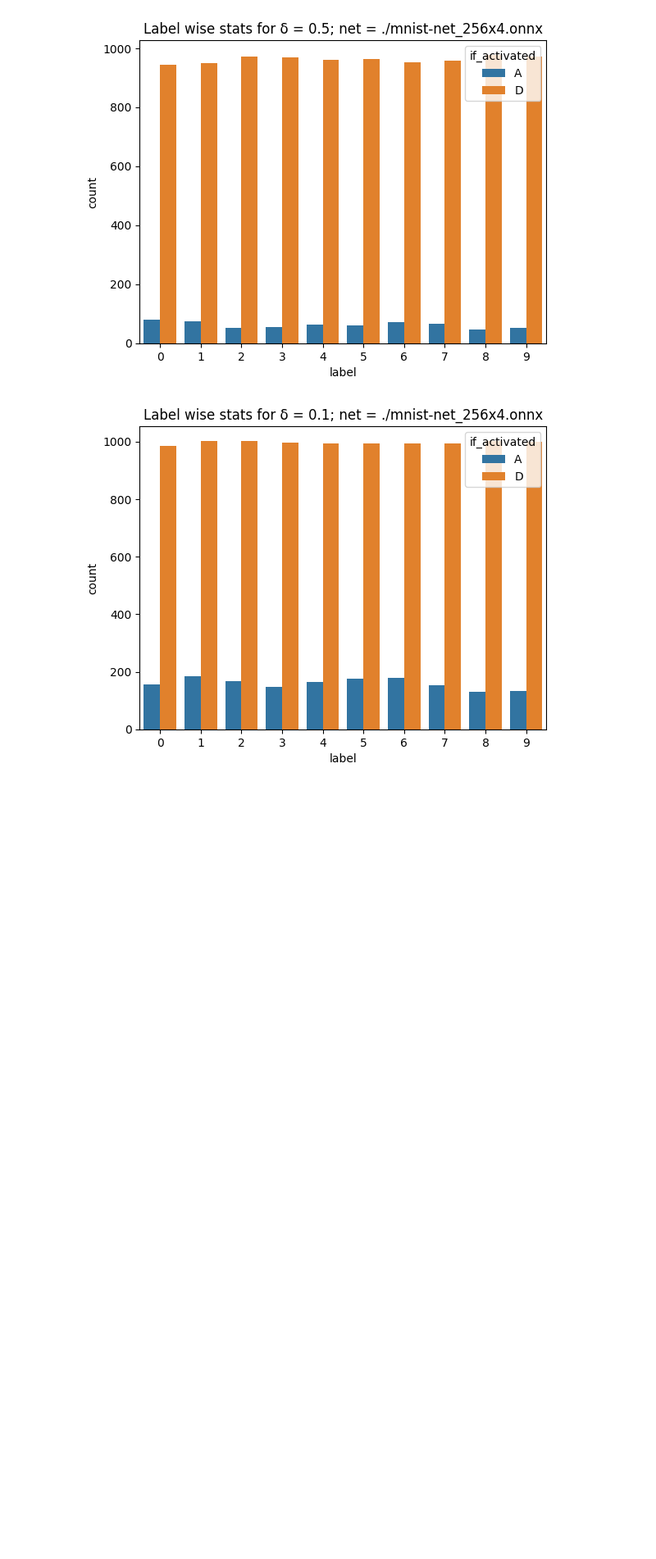
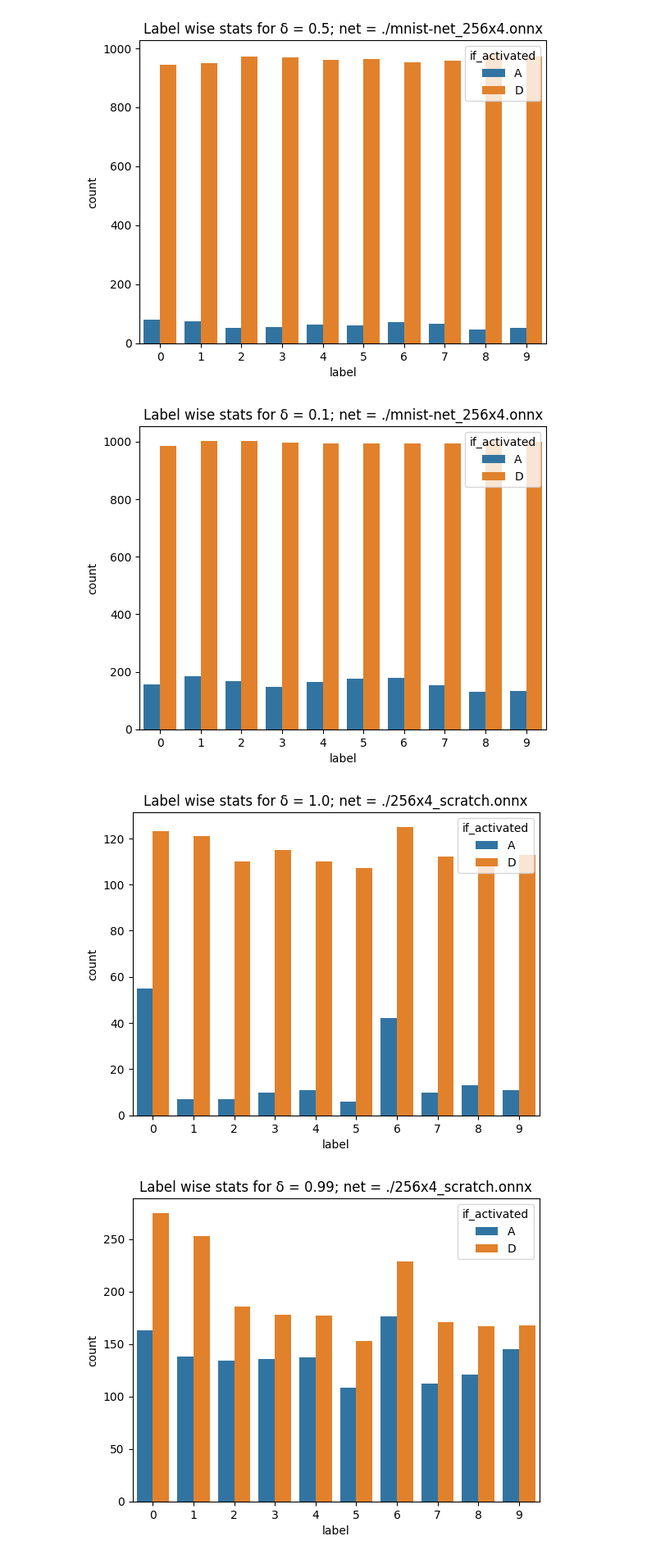
Before and after one commit to SaiMadhavanG/nap-stats, a Jupyter notebook: labelwise_stats.ipynb, the cells around one changed output. Shown at 82% size. Saved outputs shown, nothing was run; the diff lists cells and outputs as text; code cells hidden in the pictures; blank space fills up the shorter version.

Commit message:
visualized stats for network trained from scratch

```diff
--- a/labelwise_stats.ipynb
+++ b/labelwise_stats.ipynb
@@ -52,3 +52,15 @@ df = labelwise_barplot("./NAPs/256x4_delta50.json")
 df = labelwise_barplot("./NAPs/256x4_delta10.json")
 # %% [output]
 [figure]
+# %%
+df = labelwise_barplot("./NAPs/256x4s_delta1.json")
+df = labelwise_barplot("./NAPs/256x4s_delta99.json")
+df = labelwise_barplot("./NAPs/256x4s_delta95.json")
+df = labelwise_barplot("./NAPs/256x4s_delta90.json")
+df = labelwise_barplot("./NAPs/256x4s_delta80.json")
+df = labelwise_barplot("./NAPs/256x4s_delta75.json")
+df = labelwise_barplot("./NAPs/256x4s_delta50.json")
+df = labelwise_barplot("./NAPs/256x4s_delta10.json")
+# %% [output]
+[figure, added]
+[figure, added]
```
Also changed, not shown: parts of 1 cell of this notebook, 3 other files.
